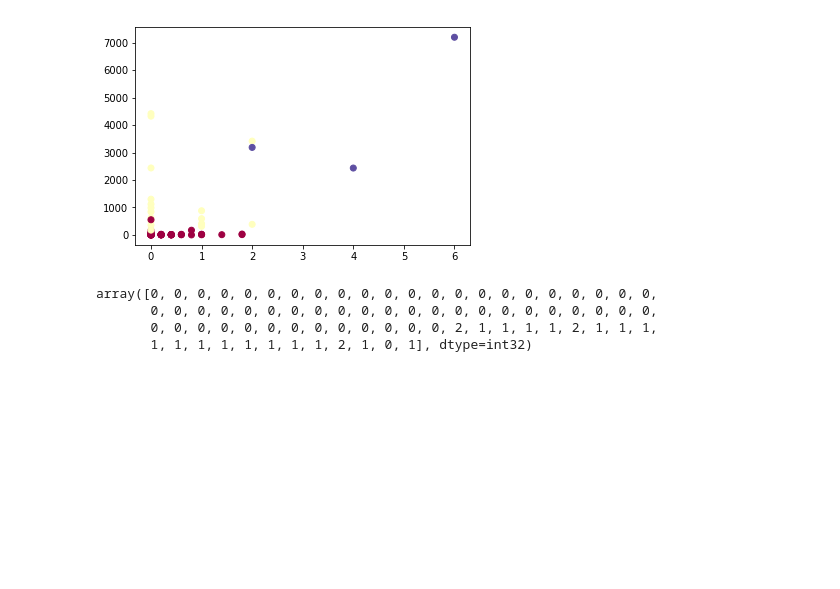
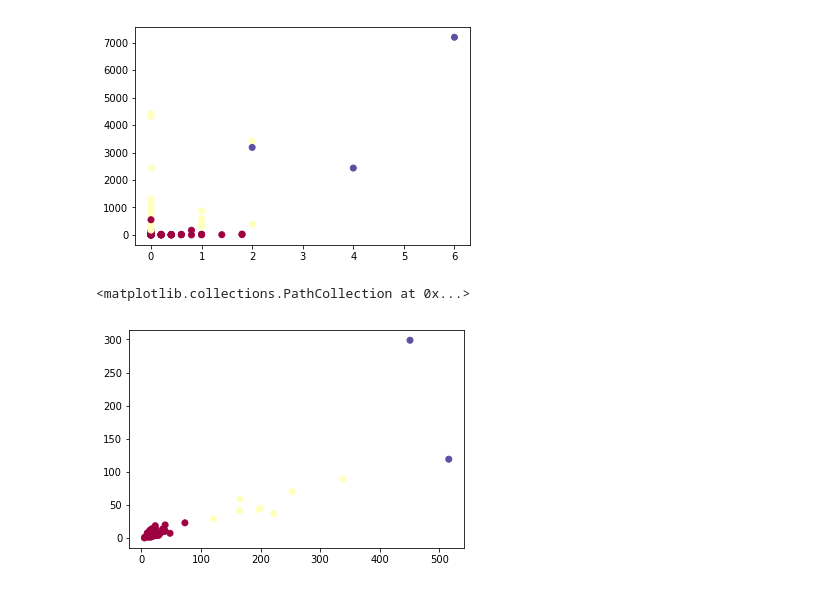
Before and after one commit to jbentivegna15/CPE-Kaggle-Competition, a Jupyter notebook: CPE_Clustering.ipynb, the cells around one changed output. Cells and saved outputs as stored; diff of their text form; code cells hidden in the pictures; blank space fills up the shorter version.

Commit message:
added more clustering

```diff
--- a/CPE_Clustering.ipynb
+++ b/CPE_Clustering.ipynb
@@ -56,11 +62,13 @@ plt.scatter(df2.values[:,0], df2.values[:,1], c=km2, cmap=cmap)
 # %% [output]
 <matplotlib.collections.PathCollection at 0x...>
 [figure]
-# %%
-dfcity2 = pd.concat([df2,pd.DataFrame(km2, dtype=np.int)], axis=1)
-dfcity2 = dfcity2.dropna(axis=0)
-# %% [output]
-array([0, 0, 0, 0, 0, 0, 0, 0, 0, 0, 0, 0, 0, 0, 0, 0, 0, 0, 0, 0, 0, 0,
-       0, 0, 0, 0, 0, 0, 0, 0, 0, 0, 0, 0, 0, 0, 0, 0, 0, 0, 0, 0, 0, 0,
-       0, 0, 0, 0, 0, 0, 0, 0, 0, 0, 0, 0, 0, 2, 1, 1, 1, 1, 2, 1, 1, 1,
-       1, 1, 1, 1, 1, 1, 1, 1, 2, 1, 0, 1], dtype=int32)
+# %%
+# Use of Force clustering
+df3 = df_nostring[['UOF_Use of Physical Force', 'UOF_Use of Non-Lethal Weapon', 'UOF_Use of Lethal Weapon']]
+df3 = df3.dropna()
+km3 = KMeans(n_clusters=3, random_state=2).fit_predict(df3)
+
+plt.scatter(df3.values[:,0], df3.values[:,1], c=km3, cmap=cmap)
+# %% [output]
+<matplotlib.collections.PathCollection at 0x...>
+[figure, added]
```
Also changed, not shown: parts of 6 cells of this notebook.
